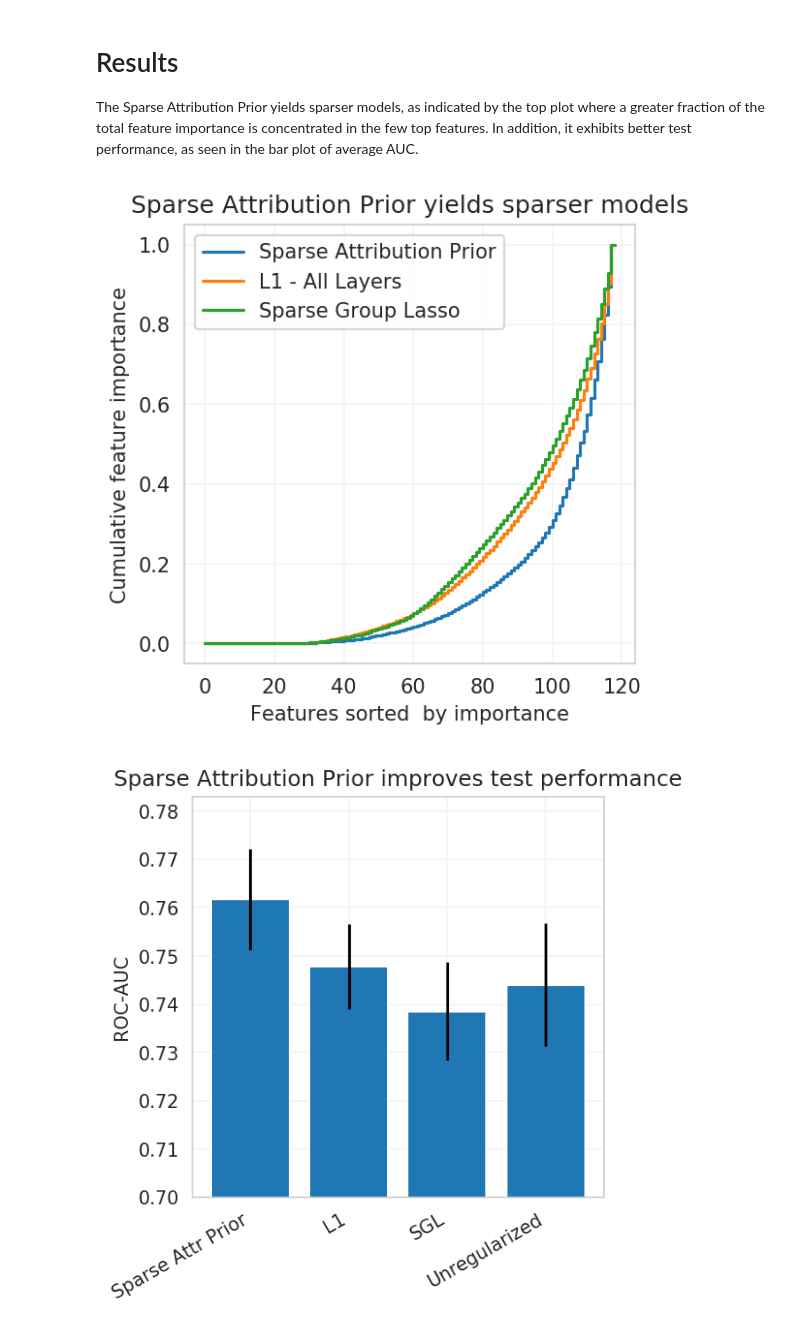
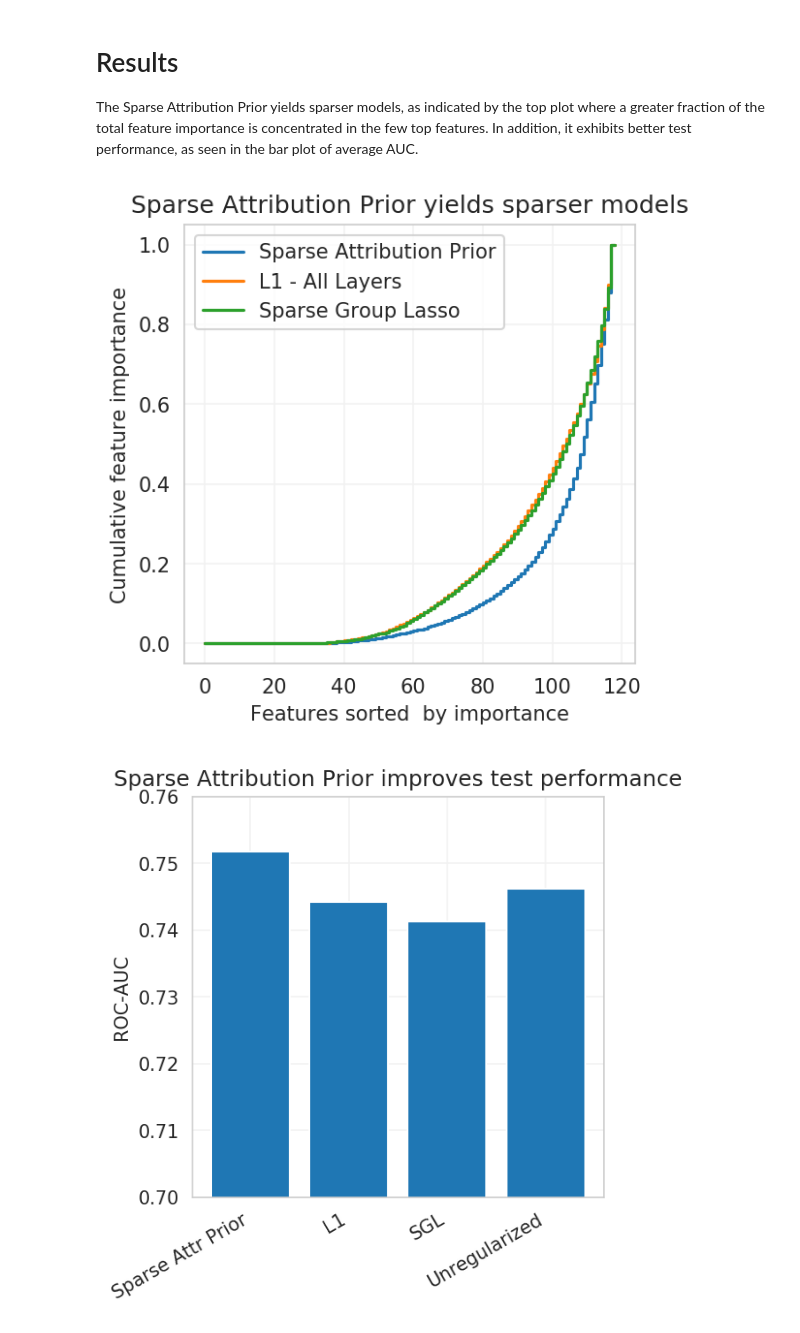
Before and after one commit to suinleelab/attributionpriors, a Jupyter notebook: sparsity/sparsity.ipynb, the cells around one changed output. Drawn from its saved outputs; the diff is of its cells as text; code cells hidden in the pictures.

```diff
--- a/sparsity/sparsity.ipynb
+++ b/sparsity/sparsity.ipynb
@@ -258,7 +280,7 @@ def egmodel(X,R,layers=[512],eg=None,l1=None,dropout=None):
         output_layer = tf.layers.Dense(2)
         output = output_layer(cond_input_op)
     y_pred = tf.nn.sigmoid(output)#model(cond_input_op)
-    eg_op = explainer.shap_value_op(y_pred, cond_input_op, y[:,1])
+    eg_op = explainer.shap_value_op(output, cond_input_op, y[:,1])
 
     cost = tf.nn.sigmoid_cross_entropy_with_logits(logits=y_pred,labels=y)
     total_cost = tf.reduce_mean(cost)
@@ -434,23 +472,23 @@ methods = ['gini','l1','sgl','unreg']
 results = pd.DataFrame(np.zeros((2,4)),columns=methods)
 
 fmroc = np.array([t[MROC] for t in eg_final_models])
-fpreds = [eg_final_preds[i] for i in np.argsort(fmroc)[-10:]]
+fpreds = [eg_final_preds[i] for i in np.argsort(fmroc)[-1:]]
 fscores = [roc_auc_score(ytest_holdout,p[:,0]) for p in fpreds]
 results['gini']=[np.mean(fscores),np.std(fscores)]
 
 
 fmroc = np.array([t[MROC] for t in l1_final_models])
-fpreds = [l1_final_preds[i] for i in np.argsort(fmroc)[-10:]]
+fpreds = [l1_final_preds[i] for i in np.argsort(fmroc)[-1:]]
 fscores = [roc_auc_score(ytest_holdout,p[:,0]) for p in fpreds]
 results['l1']=[np.mean(fscores),np.std(fscores)]
 
 fmroc = np.array([t[MROC] for t in sgl_final_models])
-fpreds = [sgl_final_preds[i] for i in np.argsort(fmroc)[-10:]]
+fpreds = [sgl_final_preds[i] for i in np.argsort(fmroc)[-1:]]
 fscores = [roc_auc_score(ytest_holdout,p[:,0]) for p in fpreds]
 results['sgl']=[np.mean(fscores),np.std(fscores)]
 
 fmroc = np.array([t[MROC] for t in un_final_models])
-fpreds = [un_final_preds[i] for i in np.argsort(fmroc)[-10:]]
+fpreds = [un_final_preds[i] for i in np.argsort(fmroc)[-1:]]
 fscores = [roc_auc_score(ytest_holdout,p[:,0]) for p in fpreds]
 results['unreg']=[np.mean(fscores),np.std(fscores)]
 # %% [markdown]
@@ -460,20 +498,20 @@ The Sparse Attribution Prior yields sparser models, as indicated by the top plot
 # %%
 plt.figure(dpi=150,figsize=(4,4))
 shap_cdf_plot(eg_results[eg_ind][MSHAP],label='Sparse Attribution Prior')
 shap_cdf_plot(l1_results[l1_ind][MSHAP],label='L1 - All Layers')
 shap_cdf_plot(sgl_results[sgl_ind][MSHAP],label='Sparse Group Lasso')
 plt.ylabel("Cumulative feature importance")
 plt.xlabel("Features sorted  by importance")
 plt.title("Sparse Attribution Prior yields sparser models")
 plt.legend()
 
 plt.figure(dpi=150,figsize=(4,4))
 plt.bar(range(4),results.values[0,:],yerr=2*results.values[1,:]/np.sqrt(10))
 plt.xticks(range(4),['Sparse Attr Prior', 'L1', 'SGL', 'Unregularized'],rotation=30,ha='right')
-plt.ylim(0.7,0.783)
+plt.ylim(0.7,0.76)
 plt.ylabel("ROC-AUC")
 plt.title("Sparse Attribution Prior improves test performance")
 plt.show();
 # %% [output]
-[figure, old version]
+[figure, new version]
-[figure, old version]
+[figure, new version]
```
Also changed, not shown: parts of 6 cells of this notebook.
